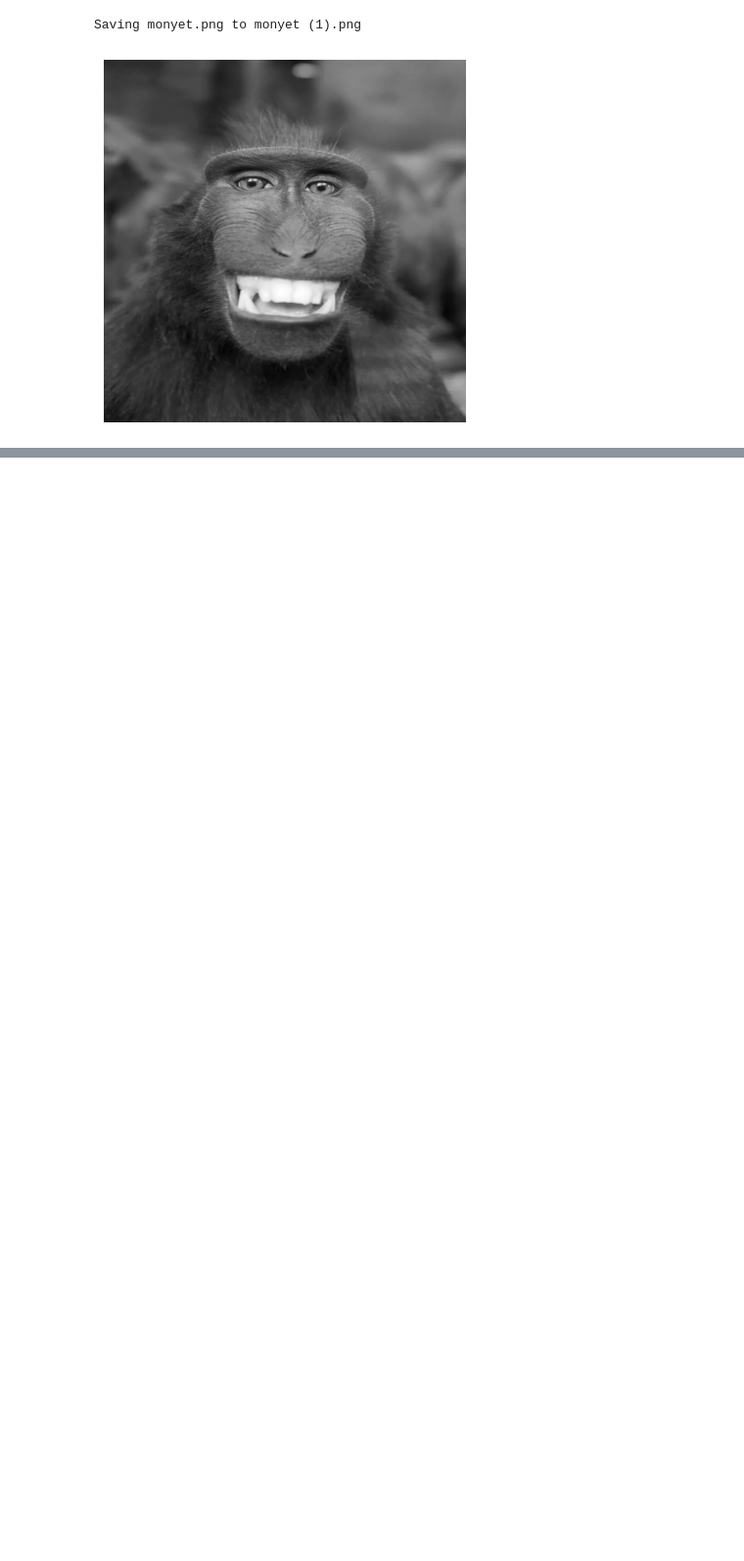
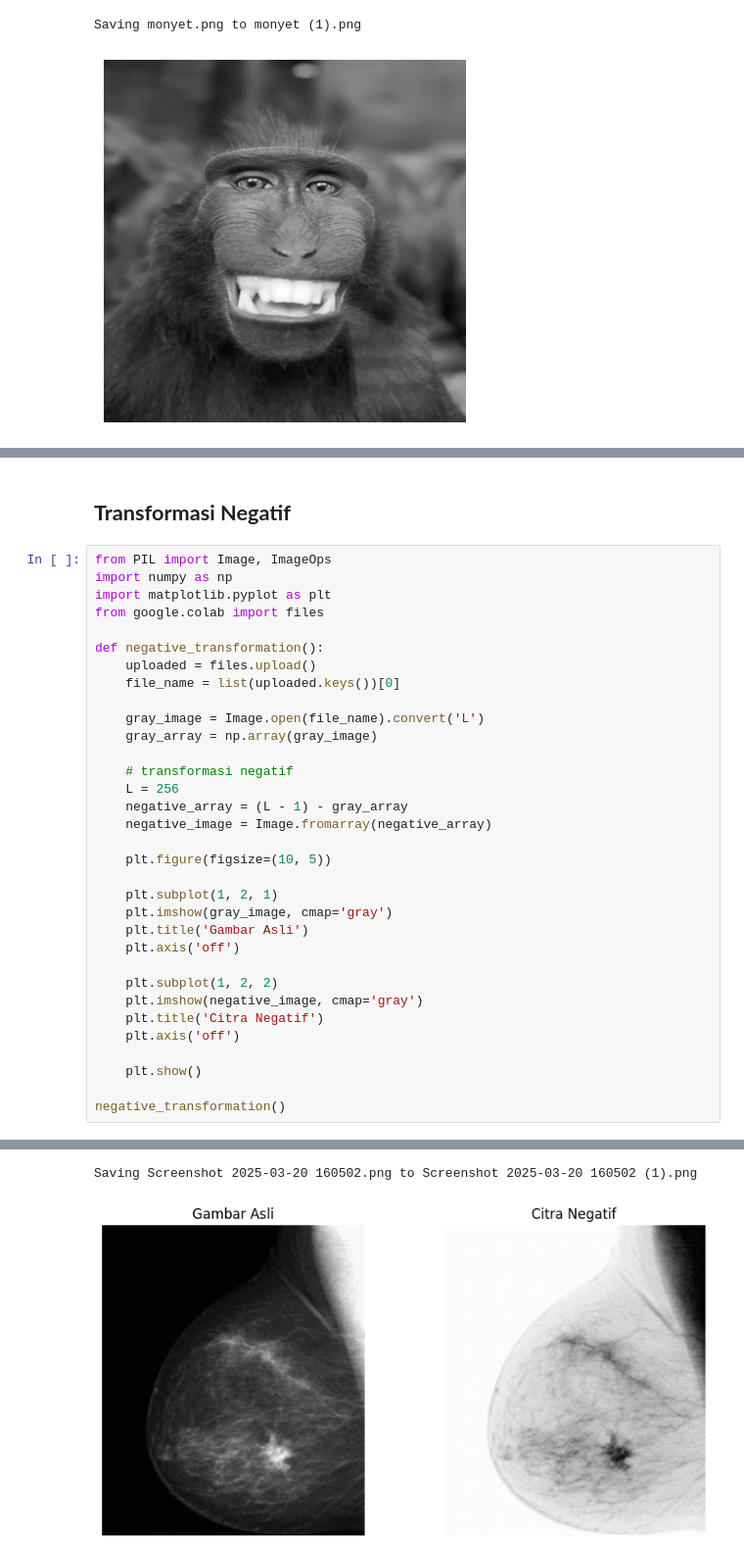
Before and after one commit to alfathroziqq/PCD_Assignment_2_Kelompok, a Jupyter notebook: Tugas_2_Kelompok.ipynb, the cells around one changed output, grey strips where cells are left out. Shown at 98% size. Cells and saved outputs as stored; diff of their text form; blank space fills up the shorter version.

Commit message:
WIP update until negative transformation

```diff
--- a/Tugas_2_Kelompok.ipynb
+++ b/Tugas_2_Kelompok.ipynb
@@ -48,0 +164,36 @@ Saving monyet.png to monyet (1).png
+# %% [markdown]
+## **Transformasi Negatif**
+# %%
+from PIL import Image, ImageOps
+import numpy as np
+import matplotlib.pyplot as plt
+from google.colab import files
+
+def negative_transformation():
+    uploaded = files.upload()
+    file_name = list(uploaded.keys())[0]
+
+    gray_image = Image.open(file_name).convert('L')
+    gray_array = np.array(gray_image)
+
+    # transformasi negatif
+    L = 256
+    negative_array = (L - 1) - gray_array
+    negative_image = Image.fromarray(negative_array)
+
+    plt.figure(figsize=(10, 5))
+
+    plt.subplot(1, 2, 1)
+    plt.imshow(gray_image, cmap='gray')
+    plt.title('Gambar Asli')
+    plt.axis('off')
+
+    plt.subplot(1, 2, 2)
+    plt.imshow(negative_image, cmap='gray')
+    plt.title('Citra Negatif')
+    plt.axis('off')
+
+    plt.show()
+
+negative_transformation()
+# %% [output]
@@ -48,0 +201,2 @@ Saving monyet.png to monyet (1).png
+Saving Screenshot 2025-03-20 160502.png to Screenshot 2025-03-20 160502 (1).png
+[figure, added]
```
Also changed, not shown: parts of 10 cells of this notebook.
